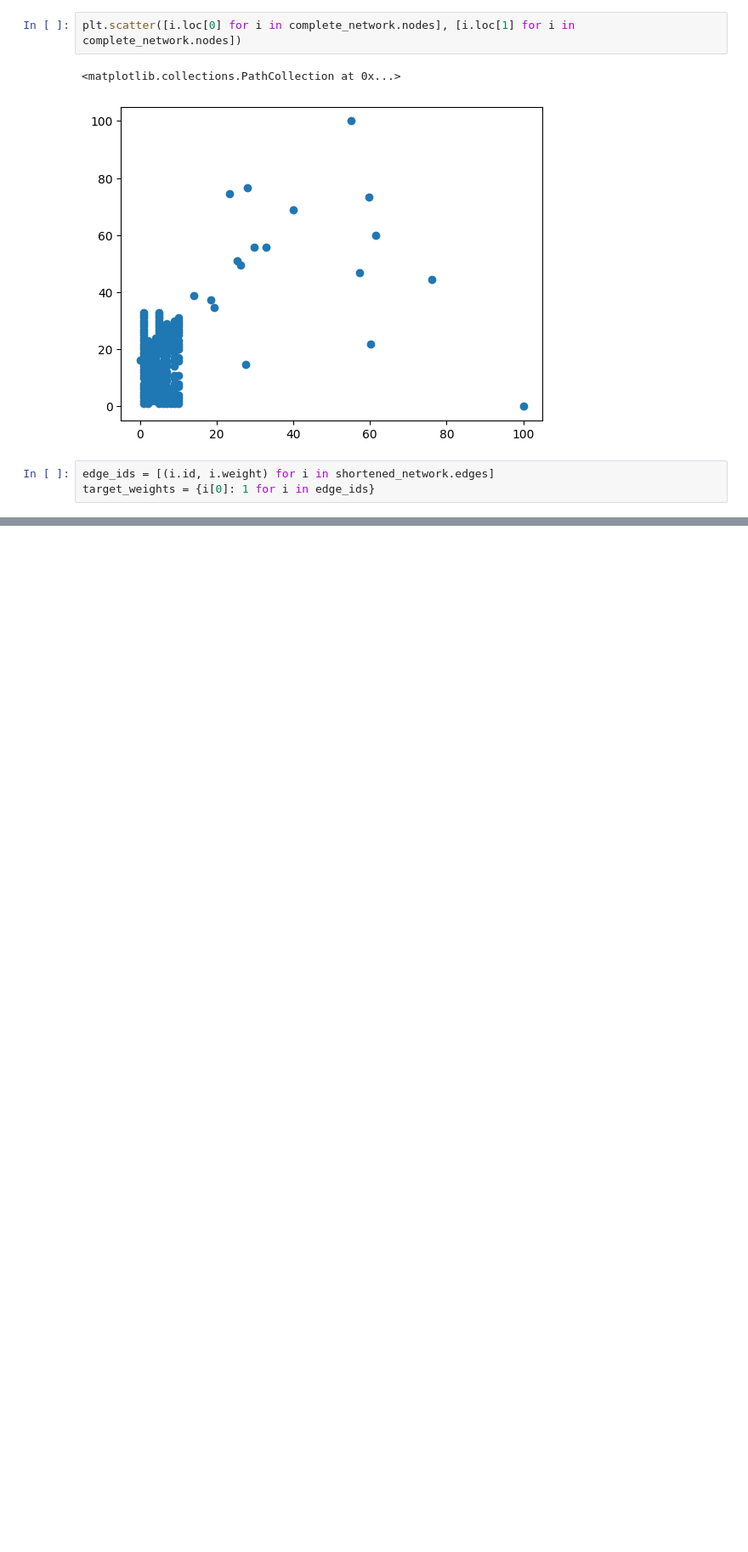
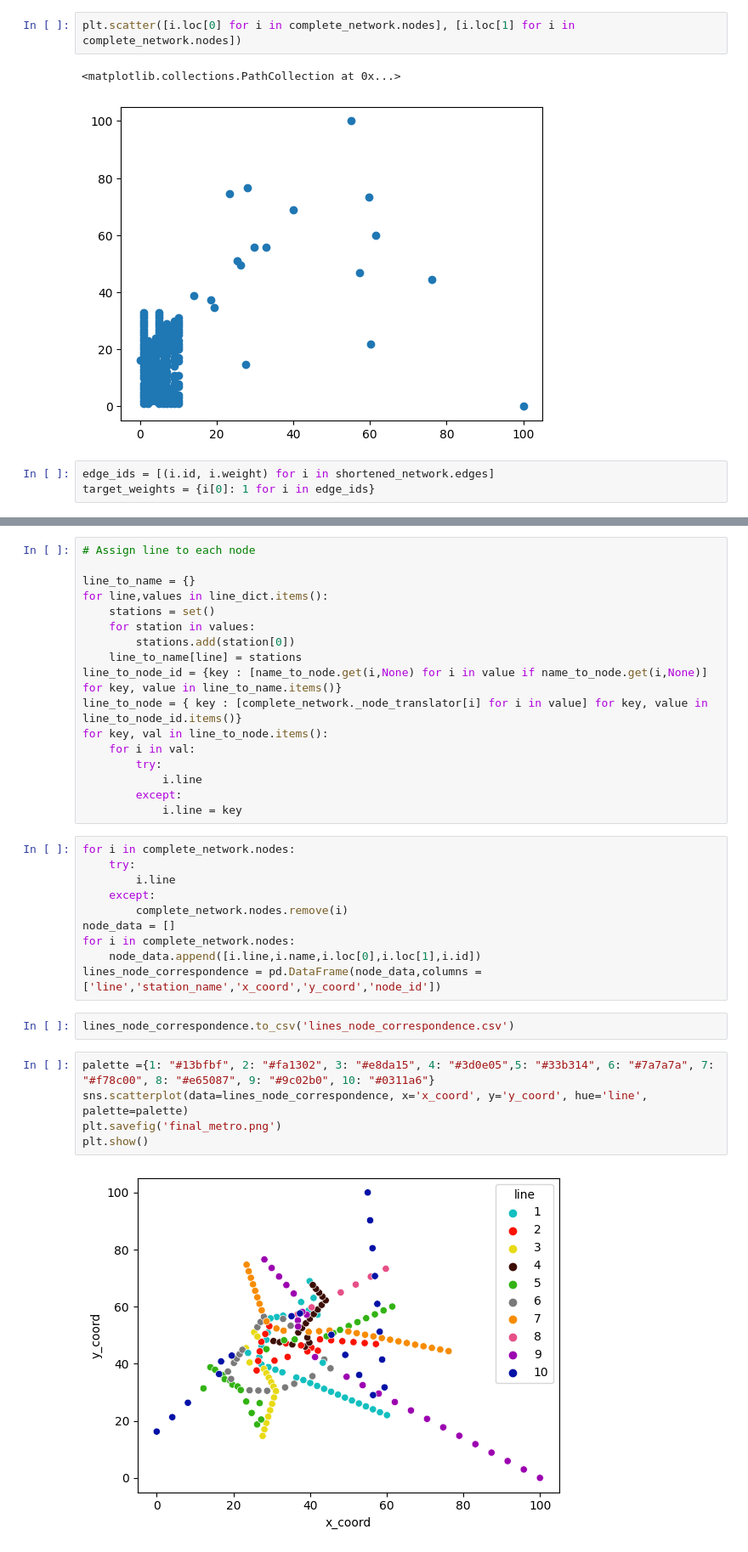
Before and after one commit to jmgpgit/Final-Project, a Jupyter notebook: exploration/madrid_metro/network_setup.ipynb, the cells around one changed output, grey strips where cells are left out. Shown at 85% size. Cells and saved outputs as stored; diff of their text form; blank space fills up the shorter version.

Commit message:
metro madrid finished

```diff
--- a/exploration/madrid_metro/network_setup.ipynb
+++ b/exploration/madrid_metro/network_setup.ipynb
@@ -176,0 +179,36 @@ plt.scatter([i.loc[0] for i in complete_network.nodes], [i.loc[1] for i in compl
+# %%
+# Assign line to each node
+
+line_to_name = {}
+for line,values in line_dict.items():
+    stations = set()
+    for station in values:
+        stations.add(station[0])
+    line_to_name[line] = stations
+line_to_node_id = {key : [name_to_node.get(i,None) for i in value if name_to_node.get(i,None)] for key, value in line_to_name.items()}
+line_to_node = { key : [complete_network._node_translator[i] for i in value] for key, value in line_to_node_id.items()}
+for key, val in line_to_node.items():
+    for i in val:
+        try:
+            i.line
+        except:
+            i.line = key
+# %%
+for i in complete_network.nodes:
+    try:
+        i.line
+    except:
+        complete_network.nodes.remove(i)
+node_data = []
+for i in complete_network.nodes:
+    node_data.append([i.line,i.name,i.loc[0],i.loc[1],i.id])
+lines_node_correspondence = pd.DataFrame(node_data,columns = ['line','station_name','x_coord','y_coord','node_id'])
+# %%
+lines_node_correspondence.to_csv('lines_node_correspondence.csv')
+# %%
+palette ={1: "#13bfbf", 2: "#fa1302", 3: "#e8da15", 4: "#3d0e05",5: "#33b314", 6: "#7a7a7a", 7: "#f78c00", 8: "#e65087", 9: "#9c02b0", 10: "#0311a6"}
+sns.scatterplot(data=lines_node_correspondence, x='x_coord', y='y_coord', hue='line', palette=palette)
+plt.savefig('final_metro.png')
+plt.show()
+# %% [output]
+[figure, added]
```
Also changed, not shown: parts of 10 cells of this notebook, 2 other files.
